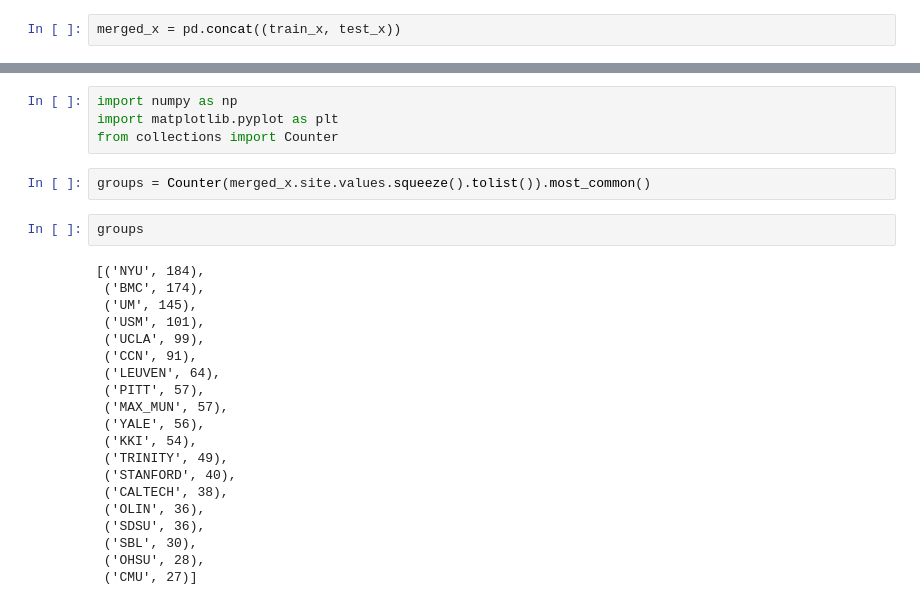
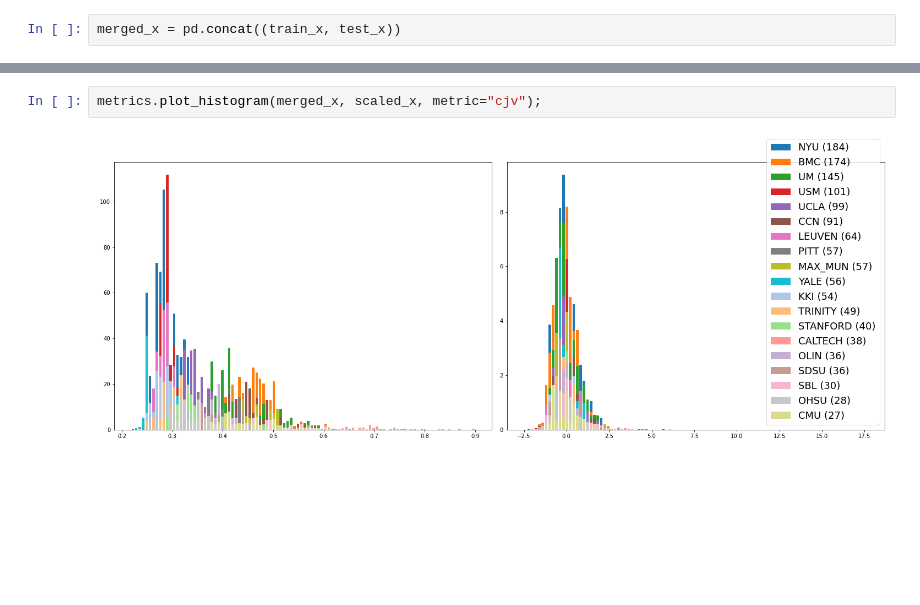
Before and after one commit to nipreps/mriqc-learn, a Jupyter notebook: docs/notebooks/Visualization.ipynb, the cells around one changed output, grey strips where cells are left out. Saved outputs shown, nothing was run; the diff lists cells and outputs as text; blank space fills up the shorter version.

```diff
--- a/docs/notebooks/Visualization.ipynb
+++ b/docs/notebooks/Visualization.ipynb
@@ -34,29 +38,5 @@ fig2 = metrics.plot_batches(scaled_x)
-# %%
-import numpy as np
-import matplotlib.pyplot as plt
-from collections import Counter
-# %%
-groups = Counter(merged_x.site.values.squeeze().tolist()).most_common()
-# %%
-groups
-# %% [output]
-[('NYU', 184),
- ('BMC', 174),
- ('UM', 145),
- ('USM', 101),
- ('UCLA', 99),
- ('CCN', 91),
- ('LEUVEN', 64),
- ('PITT', 57),
- ('MAX_MUN', 57),
- ('YALE', 56),
- ('KKI', 54),
- ('TRINITY', 49),
- ('STANFORD', 40),
- ('CALTECH', 38),
- ('OLIN', 36),
- ('SDSU', 36),
- ('SBL', 30),
- ('OHSU', 28),
- ('CMU', 27)]
+# %%
+metrics.plot_histogram(merged_x, scaled_x, metric="cjv");
+# %% [output]
+[figure, added]
 # %%
```
Also changed, not shown: parts of 9 cells of this notebook, 2 other files.
